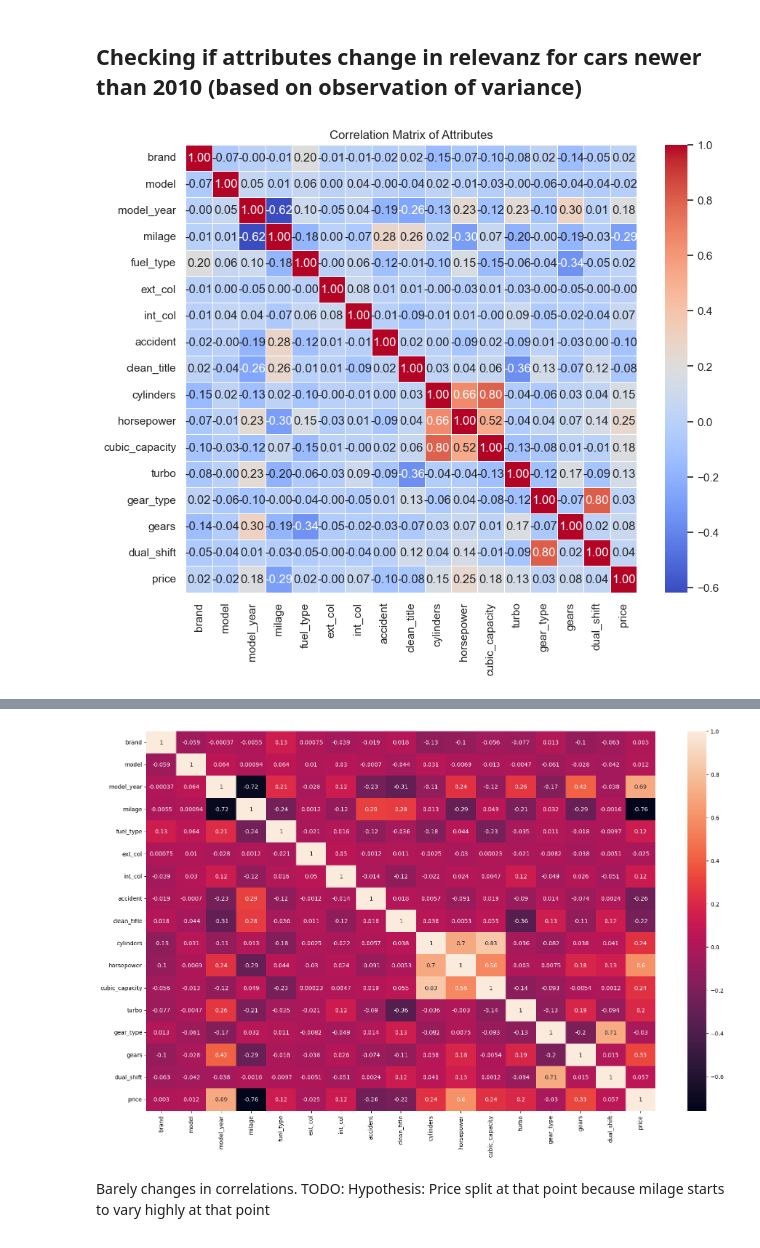
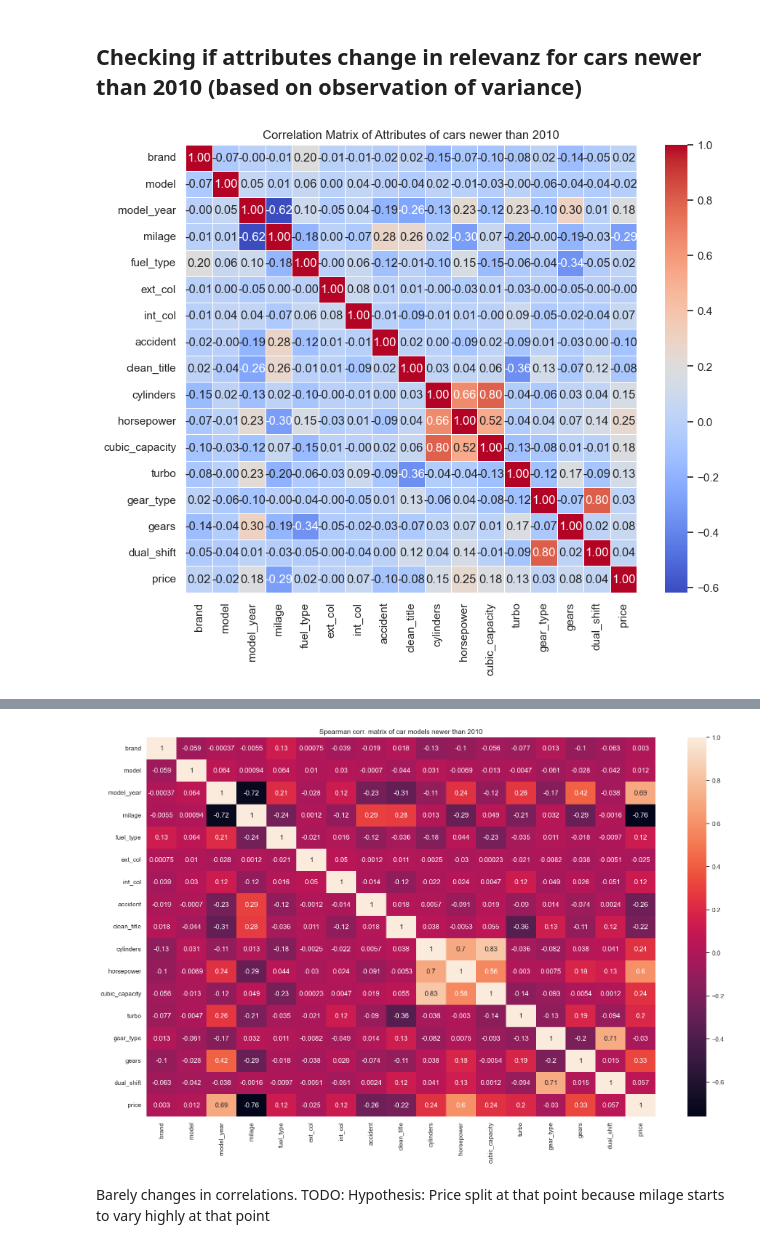
Before and after one commit to Frecherenkel60/RandomForestRangers, a Jupyter notebook: DataMining_RandomForestRangers.ipynb, the cells around one changed output, grey strips where cells are left out. Drawn from its saved outputs; the diff is of its cells as text; code cells hidden in the pictures.

```diff
--- a/DataMining_RandomForestRangers.ipynb
+++ b/DataMining_RandomForestRangers.ipynb
@@ -424,10 +424,10 @@ corr_matrix = new_cars.corr()
 # Plot heatmap of the correlation matrix
 plt.figure(figsize=(10, 8))
 sns.heatmap(corr_matrix, annot=True, cmap='coolwarm', fmt='.2f', linewidths=0.5)
-plt.title('Correlation Matrix of Attributes')
+plt.title('Correlation Matrix of Attributes of cars newer than 2010')
 plt.show()
 # %% [output]
-[figure, old version]
+[figure, new version]
 # %%
 # Find the lowest price for each model year
 lowest_price_by_year = train_set.groupby('model_year')['price'].min().reset_index()
@@ -455,12 +455,12 @@ memory usage: 451.1 KB
 # %%
 #Spearman alle
 corr = new_cars.corr(method = 'spearman')
 plt.figure(figsize=(20, 12))
 sns.heatmap(corr, annot = True)
-
+plt.title("Spearman corr. matrix of car models newer than 2010")
 plt.show()
 # %% [output]
-[figure, old version]
+[figure, new version]
 # %% [markdown]
 Barely changes in correlations. TODO: Hypothesis: Price split at that point because milage starts to vary highly at that point
 # %%
```
Also changed, not shown: parts of 2 cells of this notebook.
